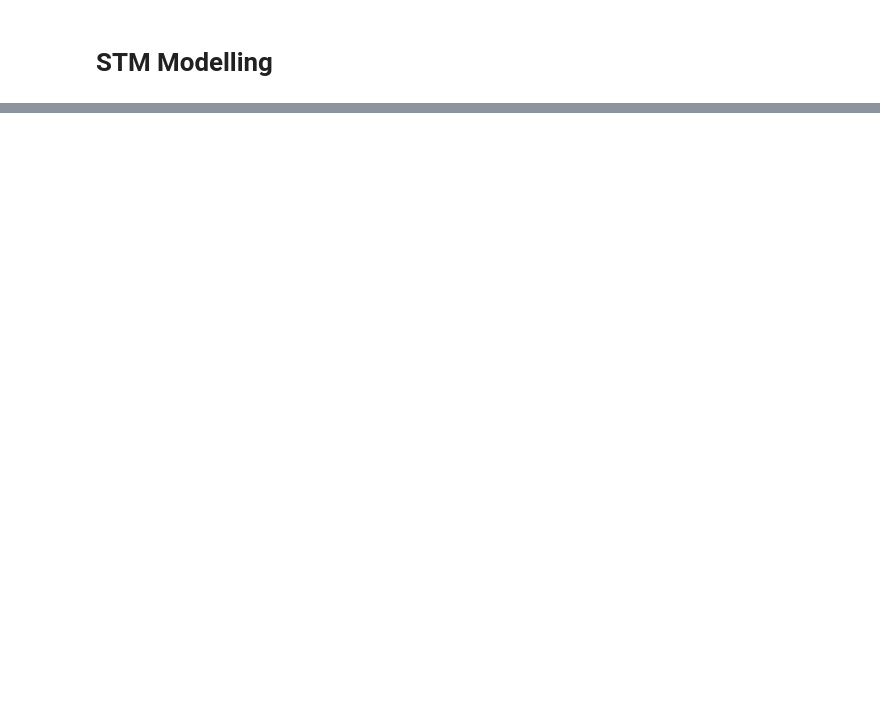
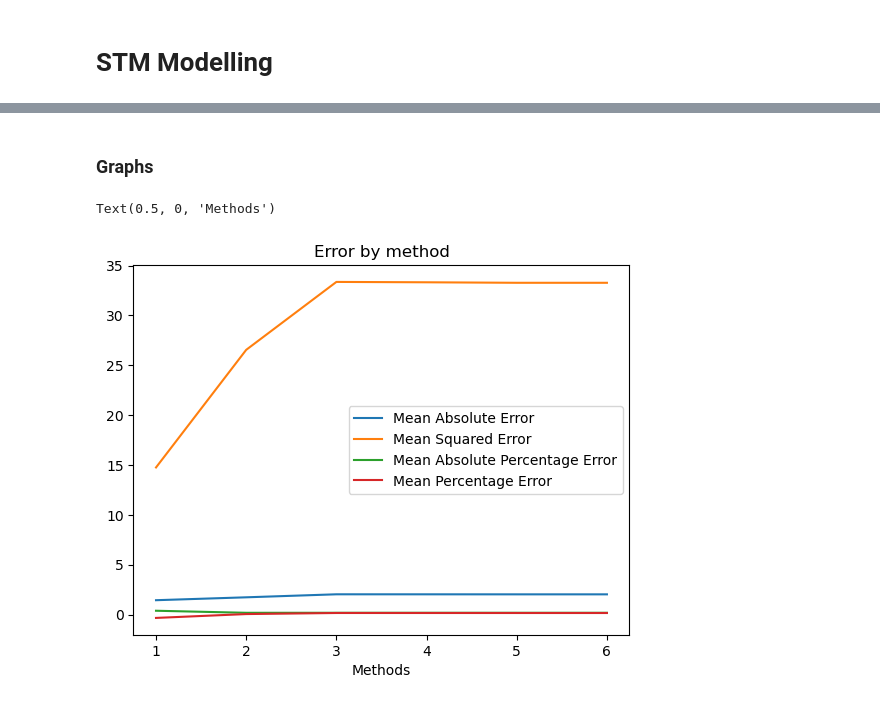
Before and after one commit to FlipGoncalves/BikeSharingDeepLearning, a Jupyter notebook: STMpart1.ipynb, the cells around one changed output, grey strips where cells are left out. Cells and saved outputs as stored; diff of their text form; code cells hidden in the pictures; blank space fills up the shorter version.

Commit message:
changes and start the modeling

```diff
--- a/STMpart1.ipynb
+++ b/STMpart1.ipynb
@@ -90,0 +65,8 @@ fig = sns.heatmap(con_corr, vmin=-1, vmax=1, annot=True, fmt='0.2f')
+# %%
+errors = {"Mean Absolute Error": [], "Mean Squared Error": [], "Mean Absolute Percentage Error": [], "Mean Percentage Error": []}
+
+first_hour = trips_training.values[0][0]
+first_day = trips_training.values[0][3]
+first_year = trips_training.values[0][4]
+
+accuracy = []
@@ -90,0 +602,27 @@ fig = sns.heatmap(con_corr, vmin=-1, vmax=1, annot=True, fmt='0.2f')
+# %%
+X = trips_method6.drop(columns=["Count"])
+y = trips_training["Count"]
+
+lm = linear_model.LinearRegression().fit(X, y)
+
+MAE = 0
+MSE = 0
+MAPE = 0
+MPE = 0
+for hour, station, count, day, year, count_1, count_1sem, count_2sem, count_3sem, count_4sem in trips_testing.values:
+    prediction = lm.predict(np.array([[hour, station, day, year, count_1, count_1sem, count_2sem, count_3sem, count_4sem]]))
+    MAE += abs(count - prediction)
+    MSE += (count - prediction)**2
+    MAPE += (abs((count - prediction))/count)
+    MPE += ((count - prediction)/count)
+MAE = MAE / len(trips_method6)
+MSE = MSE / len(trips_method6)
+MAPE = MAPE/len(trips_method6)
+MPE = MPE/len(trips_method6)
+
+errors["Mean Absolute Error"].append(MAE)
+errors["Mean Squared Error"].append(MSE)
+errors["Mean Absolute Percentage Error"].append(MAPE)
+errors["Mean Percentage Error"].append(MPE)
+
+accuracy.append(lm.score(trips_testing.drop(columns=["Count"]), trips_testing["Count"]))
@@ -90,0 +637,13 @@ fig = sns.heatmap(con_corr, vmin=-1, vmax=1, annot=True, fmt='0.2f')
+# %% [markdown]
+### Graphs
+# %%
+legend = []
+for errorType, error in errors.items():
+    plt.plot(list(range(1,len(error)+1)), error)
+    legend.append(f"{errorType}")
+plt.legend(legend)
+plt.title("Error by method")
+plt.xlabel("Methods")
+# %% [output]
+Text(0.5, 0, 'Methods')
+[figure, added]
```
Also changed, not shown: parts of 40 cells of this notebook.
